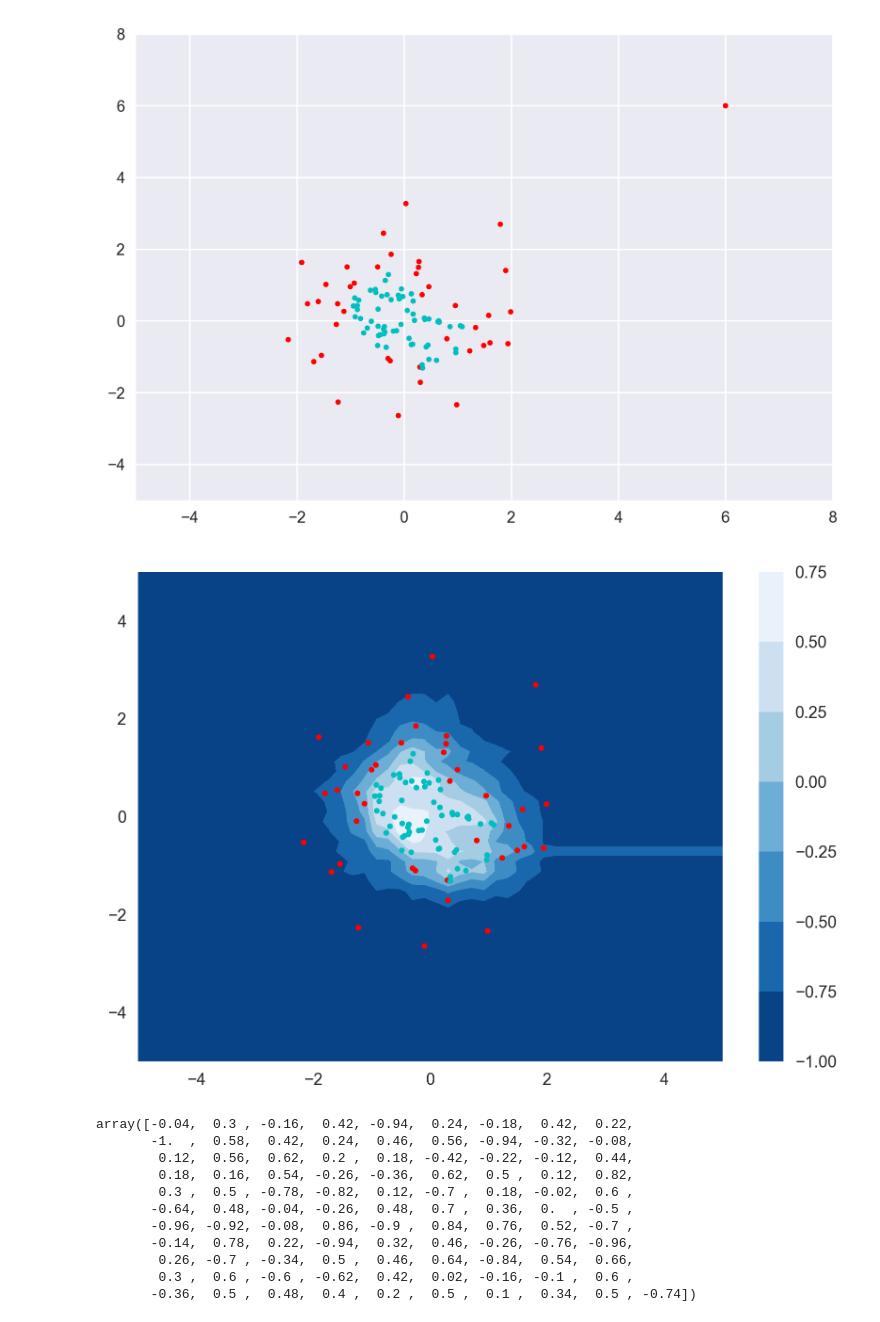
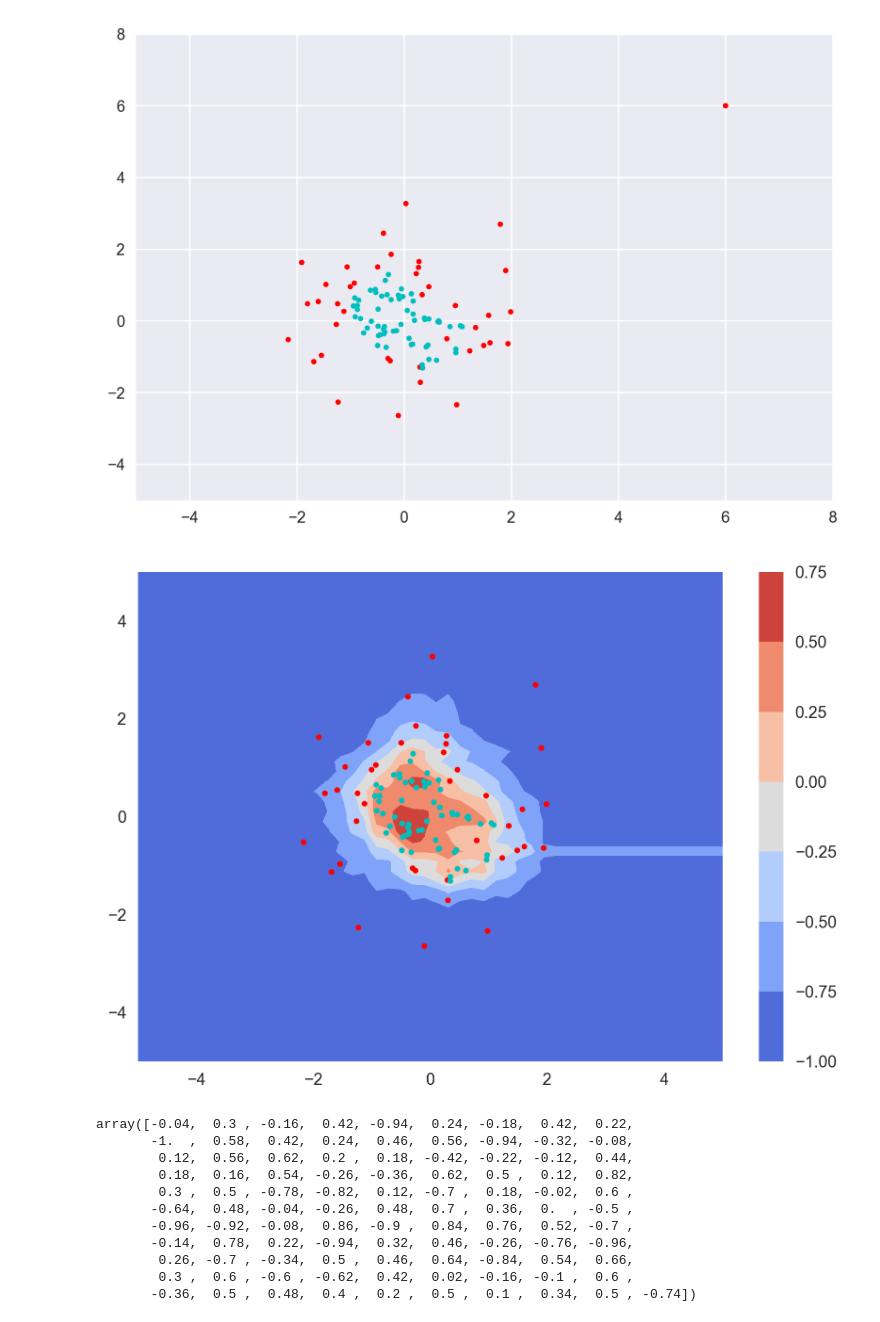
Before and after one commit to ZWMiller/machine_learning_from_scratch, a Jupyter notebook: notebooks/anomaly_detection/isolation_forest.ipynb, the cells around one changed output. Drawn from its saved outputs; the diff is of its cells as text; code cells hidden in the pictures.

```diff
--- a/notebooks/anomaly_detection/isolation_forest.ipynb
+++ b/notebooks/anomaly_detection/isolation_forest.ipynb
@@ -374,15 +374,15 @@ Z = iso_for.decision_function(np.c_[xx.ravel(), yy.ravel()])
 Z = Z.reshape(xx.shape)
 # %%
 plt.figure(dpi=250)
-plt.contourf(xx, yy, Z, cmap=plt.cm.Blues_r)
+plt.contourf(xx, yy, Z, cmap=plt.cm.coolwarm)
 plt.colorbar()
 for pt,label in zip(X,preds):
     if label > 0:
         plt.scatter(pt[0], pt[1],c='c', s=10)
     else:
         plt.scatter(pt[0], pt[1],c='r',s=10)
 # %% [output]
-[figure, old version]
+[figure, new version]
 # %%
 iso_for.decision_function(X)
 # %% [output]
```
